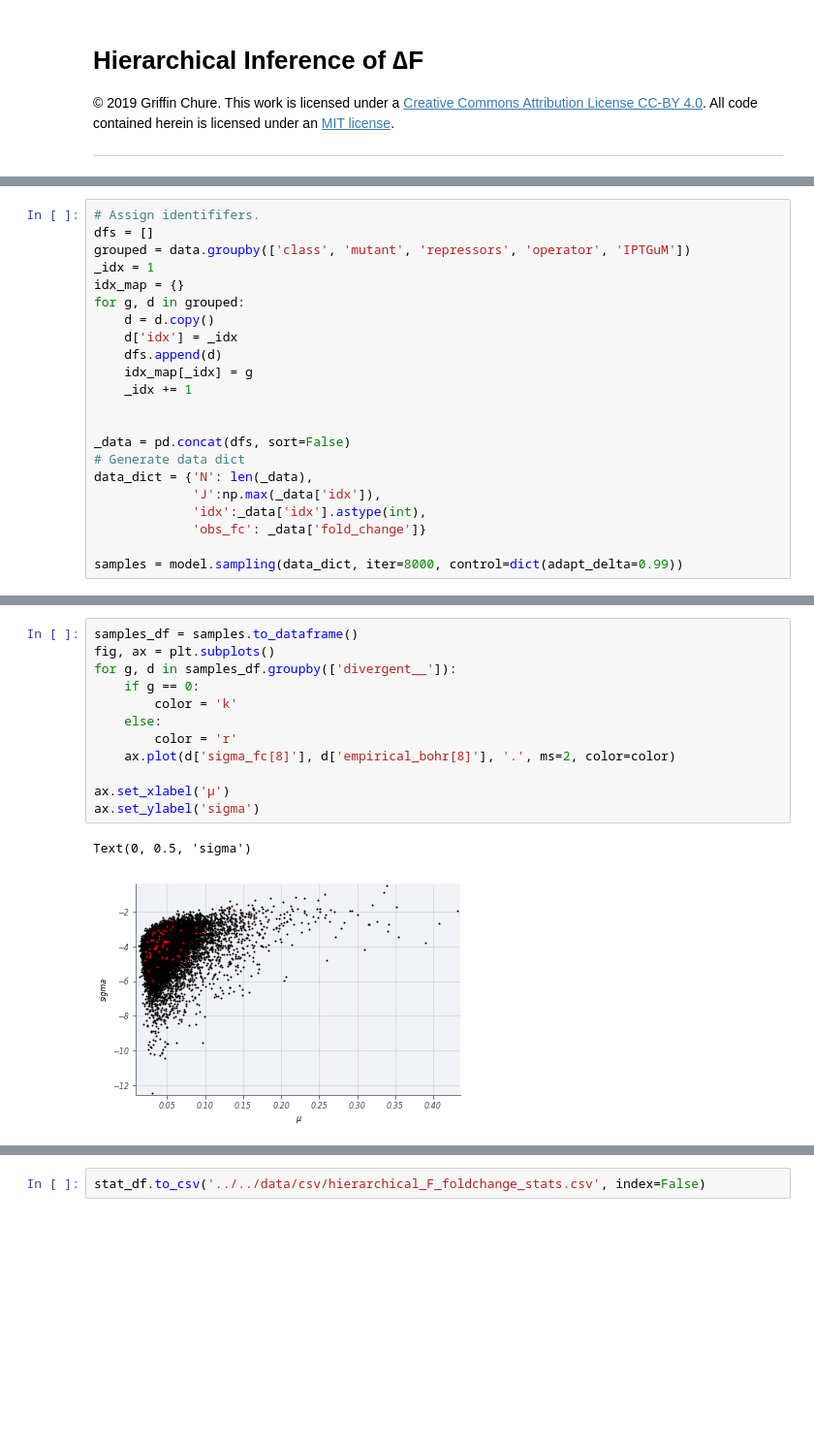
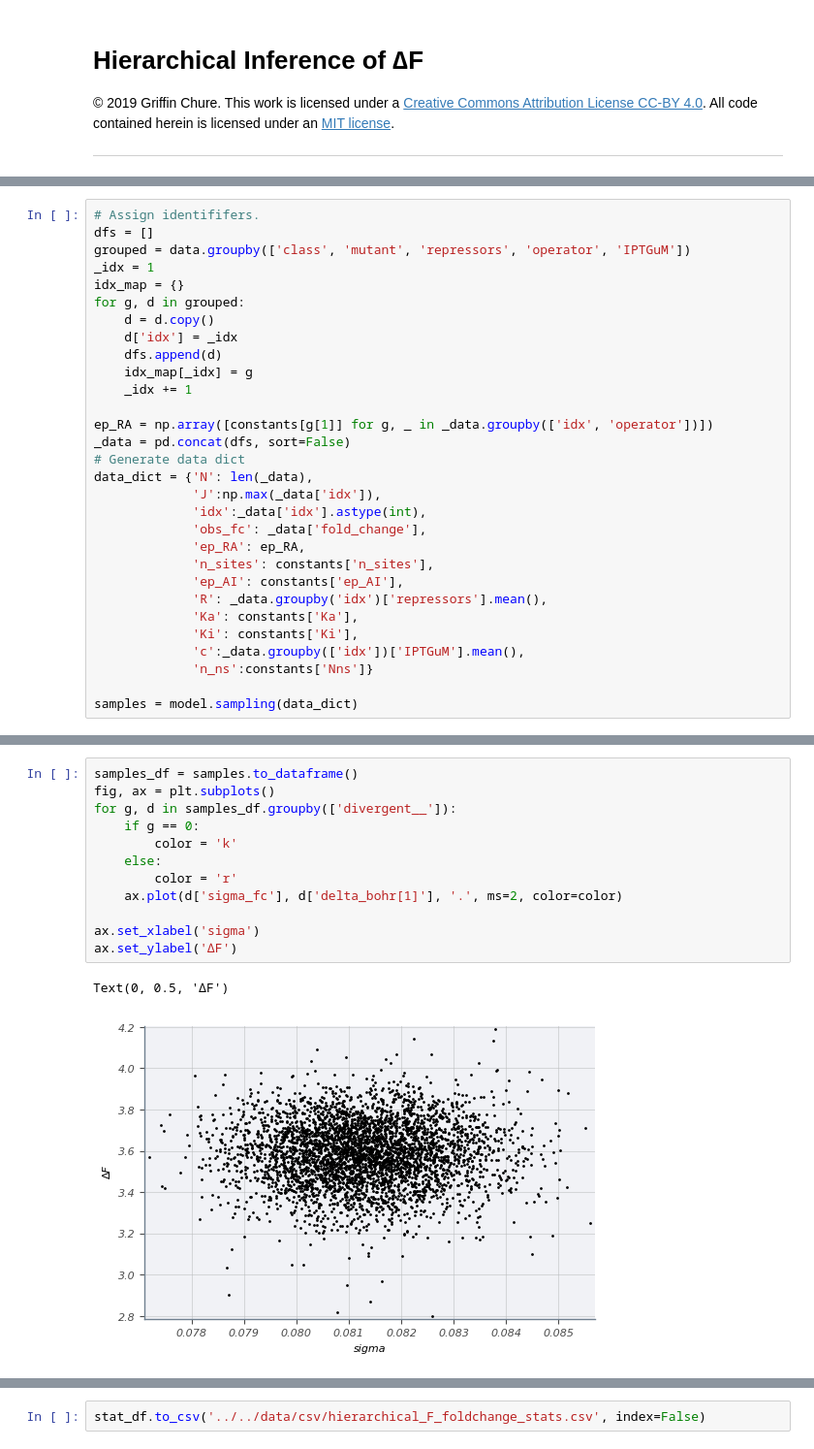
Before and after one commit to RPGroup-PBoC/mwc_mutants, a Jupyter notebook: code/analysis/hierarchical_f.ipynb, the cells around one changed output, grey strips where cells are left out. Shown: that part at 97% size. Drawn from its saved outputs; the diff is of its cells as text; blank space fills up the shorter version.

```diff
--- a/code/analysis/hierarchical_f.ipynb
+++ b/code/analysis/hierarchical_f.ipynb
@@ -69,12 +103,20 @@ for g, d in grouped:
     idx_map[_idx] = g
     _idx += 1
 
-
+ep_RA = np.array([constants[g[1]] for g, _ in _data.groupby(['idx', 'operator'])])
 _data = pd.concat(dfs, sort=False)
 # Generate data dict
 data_dict = {'N': len(_data),
              'J':np.max(_data['idx']),
              'idx':_data['idx'].astype(int),
-             'obs_fc': _data['fold_change']}
+             'obs_fc': _data['fold_change'],
+             'ep_RA': ep_RA,
+             'n_sites': constants['n_sites'],
+             'ep_AI': constants['ep_AI'],
+             'R': _data.groupby('idx')['repressors'].mean(),
+             'Ka': constants['Ka'],
+             'Ki': constants['Ki'],
+             'c':_data.groupby(['idx'])['IPTGuM'].mean(),
+             'n_ns':constants['Nns']}
 
-samples = model.sampling(data_dict, iter=8000, control=dict(adapt_delta=0.99))
+samples = model.sampling(data_dict)
@@ -84,18 +123,18 @@ WARNING:pystan:Try running with adapt_delta larger than 0.99 to remove the diver
 # %%
 samples_df = samples.to_dataframe()
 fig, ax = plt.subplots()
 for g, d in samples_df.groupby(['divergent__']):
     if g == 0:
         color = 'k'
     else:
         color = 'r'
-    ax.plot(d['sigma_fc[8]'], d['empirical_bohr[8]'], '.', ms=2, color=color)
+    ax.plot(d['sigma_fc'], d['delta_bohr[1]'], '.', ms=2, color=color)
 
-ax.set_xlabel('µ')
-ax.set_ylabel('sigma')
+ax.set_xlabel('sigma')
+ax.set_ylabel('∆F')
 # %% [output]
-Text(0, 0.5, 'sigma')
+Text(0, 0.5, '∆F')
-[figure, old version]
+[figure, new version]
 # %%
 stat_df = pd.DataFrame()
 ind = np.argmax(samples_df['lp__'].values)
```
Also changed, not shown: parts of 13 cells of this notebook, 1 other file.
